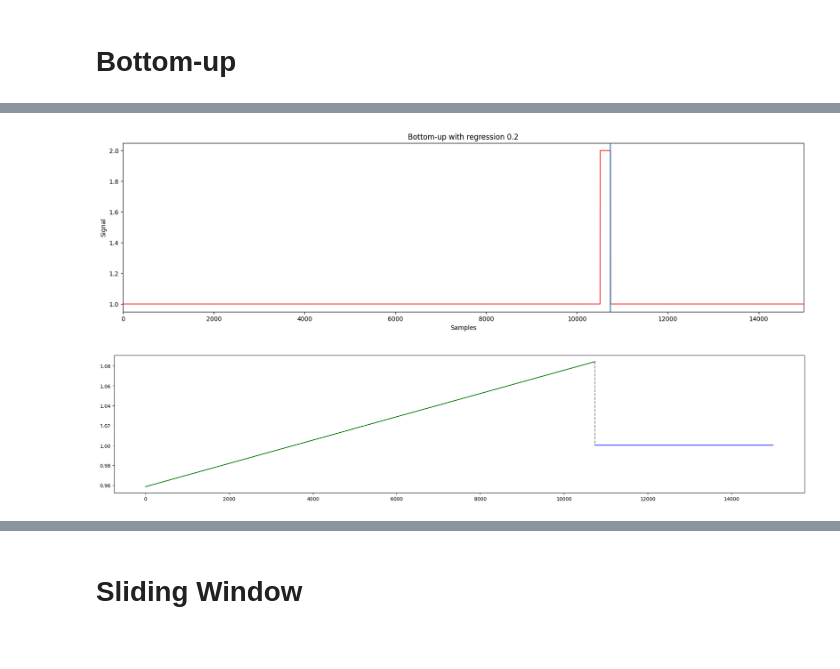
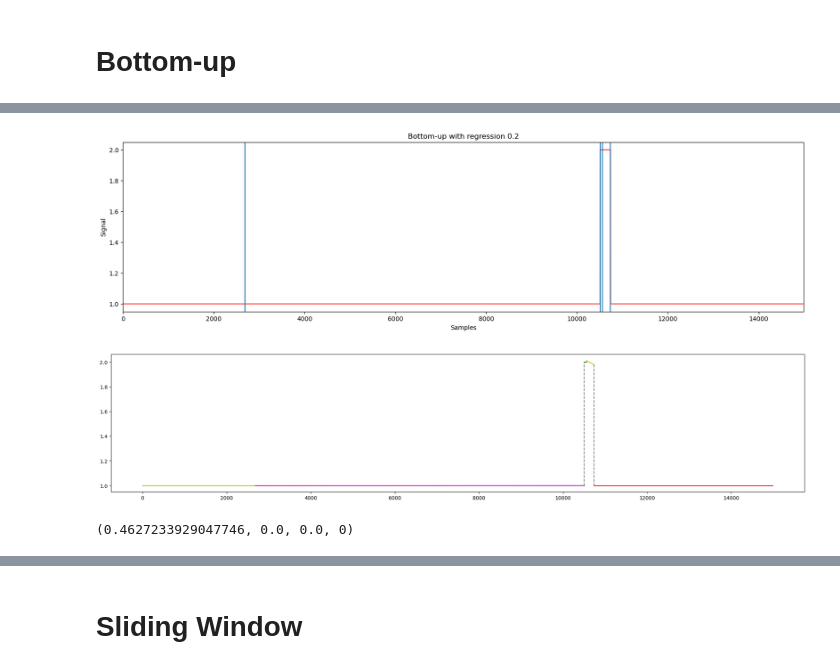
Before and after one commit to ritvien/A-Survey-Segmental-Algorithms, a Jupyter notebook: 2019_P601_Status.ipynb, the cells around one changed output, grey strips where cells are left out. Cells and saved outputs as stored; diff of their text form; code cells hidden in the pictures.

```diff
--- a/2019_P601_Status.ipynb
+++ b/2019_P601_Status.ipynb
@@ -225,11 +254,15 @@ draw_approximate_line(line_segments);
 # %%
-max_error = 1
+max_error = 0.01
 data = list(SWaT_2019_df[anomaly_feature].values)
 ts_segments, line_segments = segment.get_ts_segments(segment.bottomupsegment, data, fit.regression, fit.sumsquared_error, max_error)
 figure(figsize=(20,5))
 draw_plot(data,"Bottom-up with regression 0.2")
 draw_xvline(line_segments)
 draw_approximate_line(line_segments);
+anomaly_segment = get_anomaly_segment(line_segments)
+acc_btu,pre_btu,recall_btu,f1_btu = metrics(SWaT_2019_df,attack_indx,anomaly_segment)
+acc_btu,pre_btu,recall_btu,f1_btu
 # %% [output]
-[figure, old version]
+[figure, new version]
-[figure, old version]
+[figure, new version]
+(0.4627233929047746, 0.0, 0.0, 0)
```
Also changed, not shown: parts of 37 cells of this notebook.
